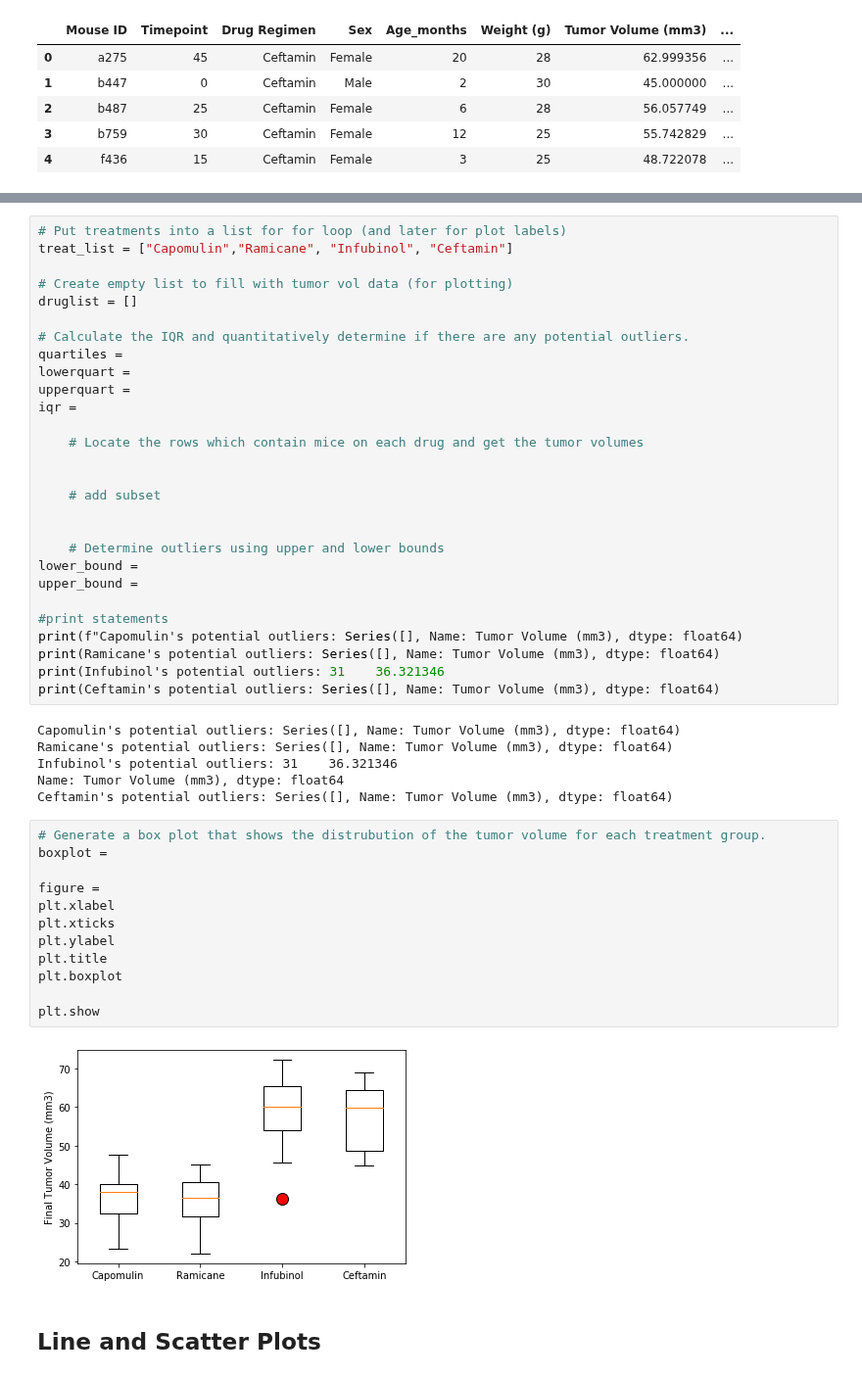
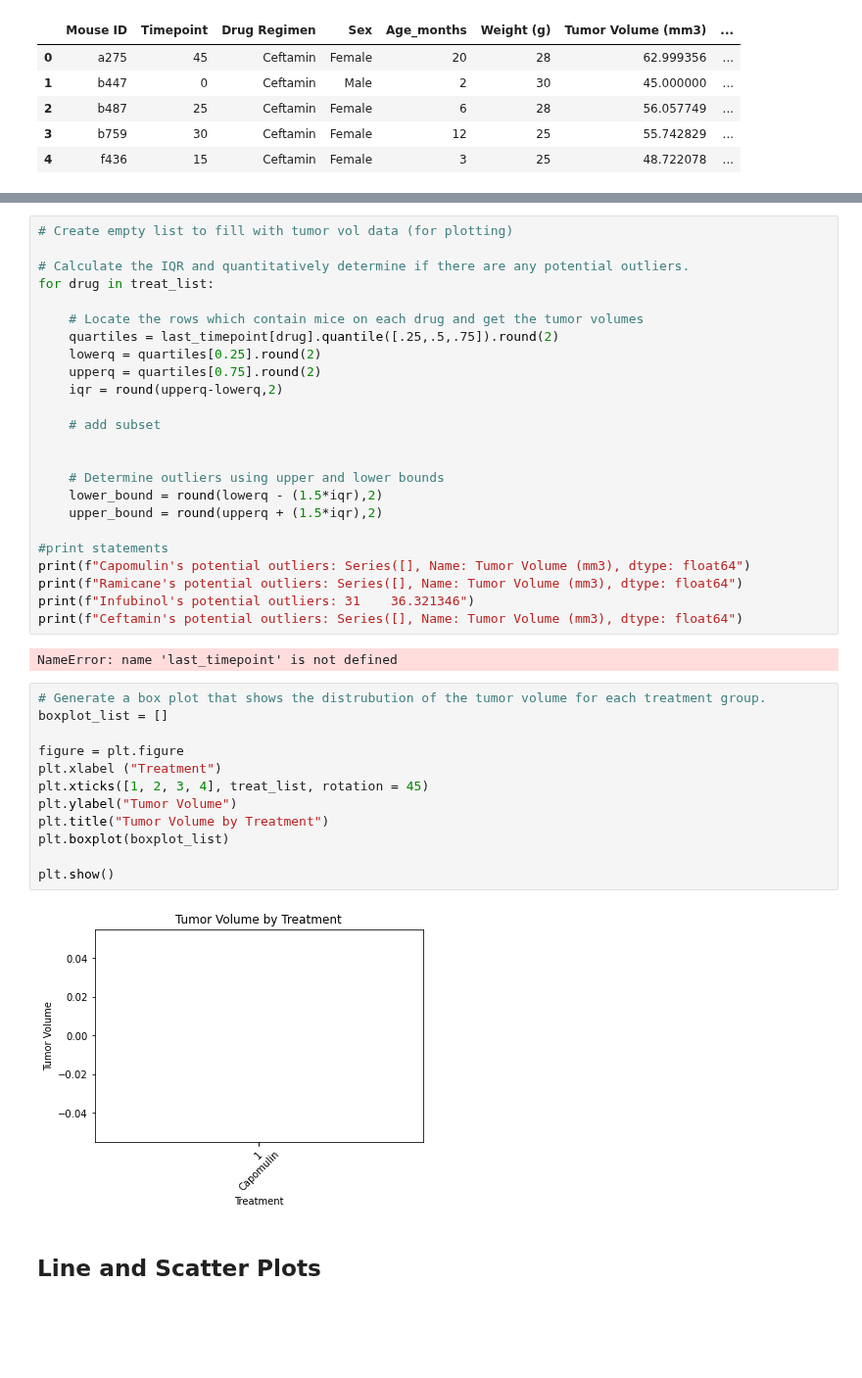
Before and after one commit to oas95/matplotlib-challenge, a Jupyter notebook: Pymaceuticals/pymaceuticals_starter.ipynb, the cells around one changed output, grey strips where cells are left out. Shown at 98% size. Cells and saved outputs as stored; diff of their text form; blank space fills up the shorter version.

Commit message:
quartiles

```diff
--- a/Pymaceuticals/pymaceuticals_starter.ipynb
+++ b/Pymaceuticals/pymaceuticals_starter.ipynb
@@ -275,51 +287,43 @@ Cef_merge.head()
 # %%
-# Put treatments into a list for for loop (and later for plot labels)
-treat_list = ["Capomulin","Ramicane", "Infubinol", "Ceftamin"]
-
 # Create empty list to fill with tumor vol data (for plotting)
-druglist = []
 
 # Calculate the IQR and quantitatively determine if there are any potential outliers.
-quartiles =
-lowerquart =
-upperquart =
-iqr =
+for drug in treat_list:
 
     # Locate the rows which contain mice on each drug and get the tumor volumes
-
+    quartiles = last_timepoint[drug].quantile([.25,.5,.75]).round(2)
+    lowerq = quartiles[0.25].round(2)
+    upperq = quartiles[0.75].round(2)
+    iqr = round(upperq-lowerq,2)
 
     # add subset
 
 
     # Determine outliers using upper and lower bounds
-lower_bound =
-upper_bound =
+    lower_bound = round(lowerq - (1.5*iqr),2)
+    upper_bound = round(upperq + (1.5*iqr),2)
 
 #print statements
-print(f"Capomulin's potential outliers: Series([], Name: Tumor Volume (mm3), dtype: float64)
-print(Ramicane's potential outliers: Series([], Name: Tumor Volume (mm3), dtype: float64)
-print(Infubinol's potential outliers: 31    36.321346
-print(Ceftamin's potential outliers: Series([], Name: Tumor Volume (mm3), dtype: float64)
+print(f"Capomulin's potential outliers: Series([], Name: Tumor Volume (mm3), dtype: float64")
+print(f"Ramicane's potential outliers: Series([], Name: Tumor Volume (mm3), dtype: float64")
+print(f"Infubinol's potential outliers: 31    36.321346")
+print(f"Ceftamin's potential outliers: Series([], Name: Tumor Volume (mm3), dtype: float64")
 # %% [output]
-Capomulin's potential outliers: Series([], Name: Tumor Volume (mm3), dtype: float64)
-Ramicane's potential outliers: Series([], Name: Tumor Volume (mm3), dtype: float64)
-Infubinol's potential outliers: 31    36.321346
-Name: Tumor Volume (mm3), dtype: float64
-Ceftamin's potential outliers: Series([], Name: Tumor Volume (mm3), dtype: float64)
+NameError: name 'last_timepoint' is not defined
 # %%
 # Generate a box plot that shows the distrubution of the tumor volume for each treatment group.
-boxplot =
+boxplot_list = []
 
-figure =
-plt.xlabel
-plt.xticks
-plt.ylabel
-plt.title
-plt.boxplot
+figure = plt.figure
+plt.xlabel ("Treatment")
+plt.xticks([1, 2, 3, 4], treat_list, rotation = 45)
+plt.ylabel("Tumor Volume")
+plt.title("Tumor Volume by Treatment")
+plt.boxplot(boxplot_list)
 
-plt.show
+plt.show()
 # %% [output]
-[figure, old version]
+[figure, new version]
 # %% [markdown]
 ## Line and Scatter Plots
 # %%
```
Also changed, not shown: parts of 6 cells of this notebook.
